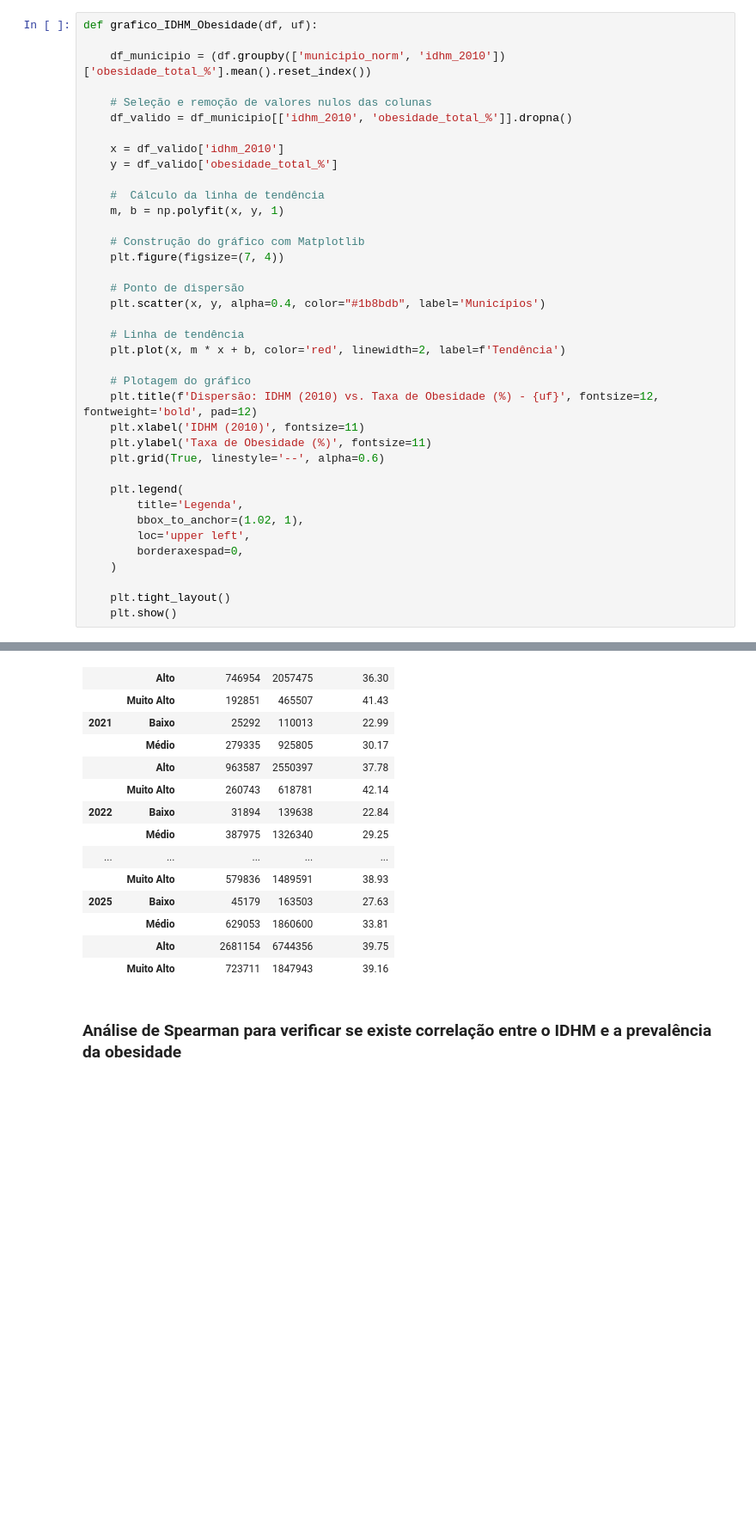
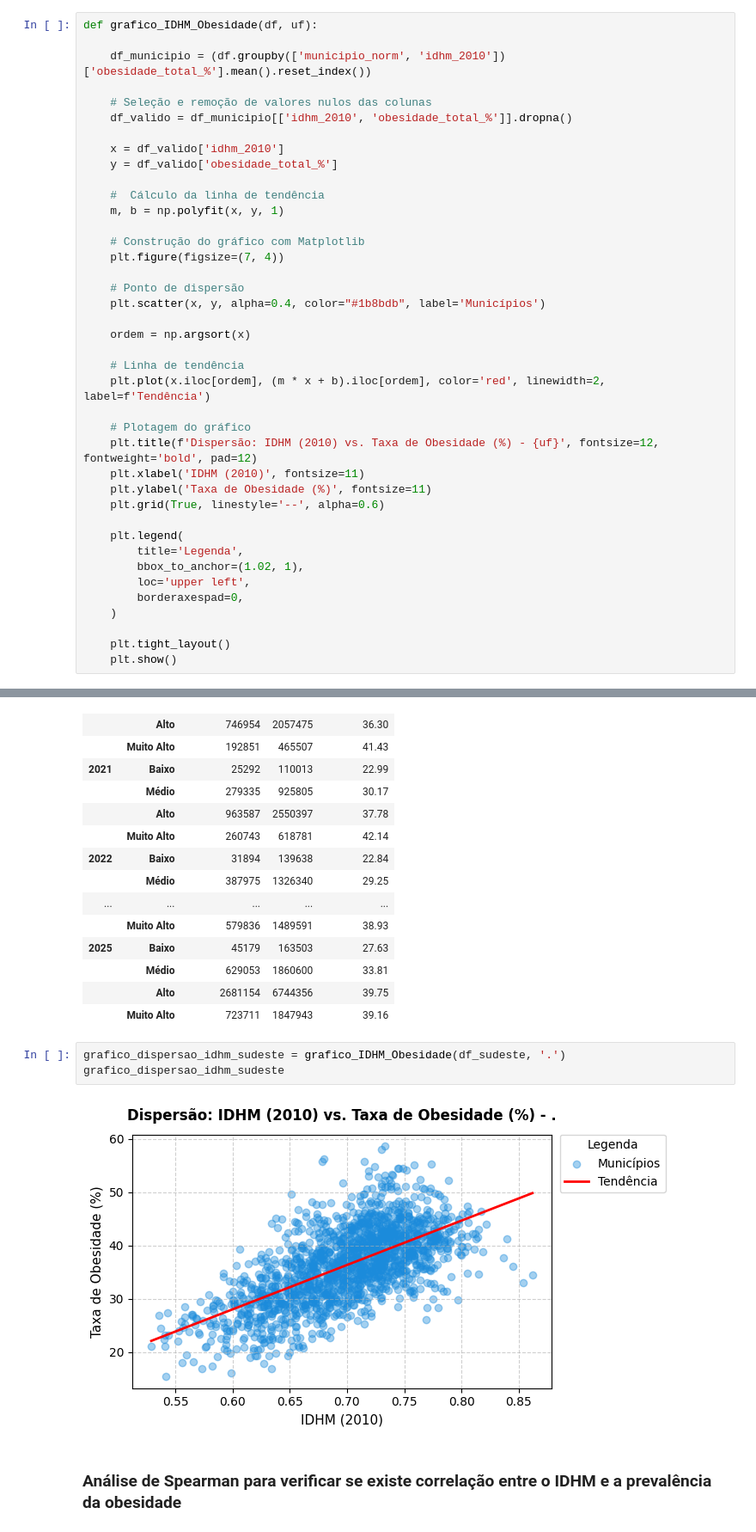
Before and after one commit to CrisEngComp/analise_obesidade_sudeste_brasileiro, a Jupyter notebook: analise_obesidade_funcoes.ipynb, the cells around one changed output, grey strips where cells are left out. Shown at 86% size. Saved outputs shown, nothing was run; the diff lists cells and outputs as text; blank space fills up the shorter version.

```diff
--- a/analise_obesidade_funcoes.ipynb
+++ b/analise_obesidade_funcoes.ipynb
@@ -227,8 +238,10 @@ def grafico_IDHM_Obesidade(df, uf):
     # Ponto de dispersão
     plt.scatter(x, y, alpha=0.4, color="#1b8bdb", label='Municípios')
 
+    ordem = np.argsort(x)
+
     # Linha de tendência
-    plt.plot(x, m * x + b, color='red', linewidth=2, label=f'Tendência')
+    plt.plot(x.iloc[ordem], (m * x + b).iloc[ordem], color='red', linewidth=2, label=f'Tendência')
 
     # Plotagem do gráfico
     plt.title(f'Dispersão: IDHM (2010) vs. Taxa de Obesidade (%) - {uf}', fontsize=12, fontweight='bold', pad=12)
@@ -1604,6 +1631,11 @@ prevalencia_agregada_sudeste
 |  | Médio | 629053 | 1860600 | 33.81 |
 |  | Alto | 2681154 | 6744356 | 39.75 |
 |  | Muito Alto | 723711 | 1847943 | 39.16 |
+# %%
+grafico_dispersao_idhm_sudeste = grafico_IDHM_Obesidade(df_sudeste, '.')
+grafico_dispersao_idhm_sudeste
+# %% [output]
+[figure, added]
 # %% [markdown]
 ### **Análise de Spearman** para verificar se existe correlação entre o IDHM e a prevalência da obesidade
 # %%
```
Also changed, not shown: parts of 17 cells of this notebook.
